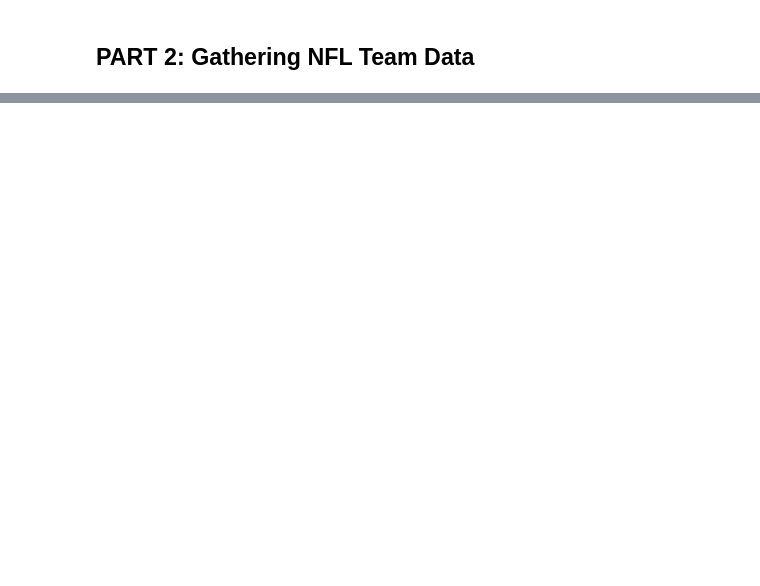
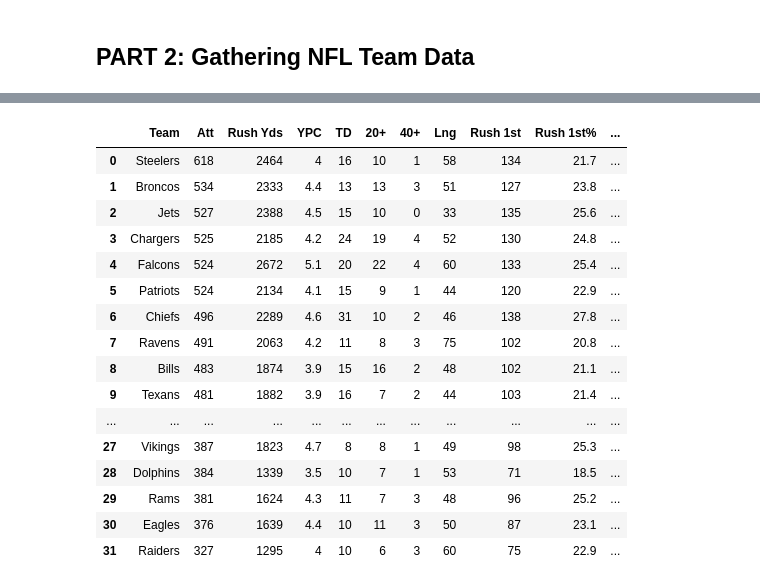
Before and after one commit to rajc90/NFL_TEAM_DATA, a Jupyter notebook: NFL_Data_Scraper.ipynb, the cells around one changed output, grey strips where cells are left out. Saved outputs shown, nothing was run; the diff lists cells and outputs as text; code cells hidden in the pictures; blank space fills up the shorter version.

```diff
--- a/NFL_Data_Scraper.ipynb
+++ b/NFL_Data_Scraper.ipynb
@@ -259,0 +283,26 @@ df
+# %%
+url = "https://www.nfl.com/stats/team-stats/offense"
+types = ["passing", "rushing"]
+current_year = int(dt.datetime.today().strftime("%Y"))
+# url = url + (f'/{types[0]}/{current_year}/reg/all')
+data_dict = {'passing': [], 'rushing': []}
+for i in data_dict.keys():
+        for year in range(2003, current_year):
+                url = "https://www.nfl.com/stats/team-stats/offense"
+                url = url + (f'/{i}/{year}/reg/all')
+                response = r.get(url)
+                soup = BeautifulSoup(response.text, 'html.parser')
+                specific_div = soup.find('table')
+                #print(soup)
+                rows = specific_div.find_all('tr')
+                data = []
+                for row in rows:
+                        cells = row.find_all(['td', 'th'])  # 'td' for regular cells, 'th' for header cells
+                        row_data = [cell.text.strip() for cell in cells] #extract the contents in each cell
+                        data.append(row_data)
+                columns = data[0]
+                df = pd.DataFrame(data[1:], columns=columns)
+                df["Year"] = year
+                tables = data_dict[i]
+                tables.append(df)
+data_dict['passing']
@@ -259,0 +327,21 @@ df
+# %%
+x = data_dict['rushing']
+x[1]
+# %% [output]
+|  | Team | Att | Rush Yds | YPC | TD | 20+ | 40+ | Lng | Rush 1st | Rush 1st% | ... |
+| 0 | Steelers | 618 | 2464 | 4 | 16 | 10 | 1 | 58 | 134 | 21.7 | ... |
+| 1 | Broncos | 534 | 2333 | 4.4 | 13 | 13 | 3 | 51 | 127 | 23.8 | ... |
+| 2 | Jets | 527 | 2388 | 4.5 | 15 | 10 | 0 | 33 | 135 | 25.6 | ... |
+| 3 | Chargers | 525 | 2185 | 4.2 | 24 | 19 | 4 | 52 | 130 | 24.8 | ... |
+| 4 | Falcons | 524 | 2672 | 5.1 | 20 | 22 | 4 | 60 | 133 | 25.4 | ... |
+| 5 | Patriots | 524 | 2134 | 4.1 | 15 | 9 | 1 | 44 | 120 | 22.9 | ... |
+| 6 | Chiefs | 496 | 2289 | 4.6 | 31 | 10 | 2 | 46 | 138 | 27.8 | ... |
+| 7 | Ravens | 491 | 2063 | 4.2 | 11 | 8 | 3 | 75 | 102 | 20.8 | ... |
+| 8 | Bills | 483 | 1874 | 3.9 | 15 | 16 | 2 | 48 | 102 | 21.1 | ... |
+| 9 | Texans | 481 | 1882 | 3.9 | 16 | 7 | 2 | 44 | 103 | 21.4 | ... |
+| ... | ... | ... | ... | ... | ... | ... | ... | ... | ... | ... | ... |
+| 27 | Vikings | 387 | 1823 | 4.7 | 8 | 8 | 1 | 49 | 98 | 25.3 | ... |
+| 28 | Dolphins | 384 | 1339 | 3.5 | 10 | 7 | 1 | 53 | 71 | 18.5 | ... |
+| 29 | Rams | 381 | 1624 | 4.3 | 11 | 7 | 3 | 48 | 96 | 25.2 | ... |
+| 30 | Eagles | 376 | 1639 | 4.4 | 10 | 11 | 3 | 50 | 87 | 23.1 | ... |
+| 31 | Raiders | 327 | 1295 | 4 | 10 | 6 | 3 | 60 | 75 | 22.9 | ... |
```
Also changed, not shown: parts of 10 cells of this notebook.
